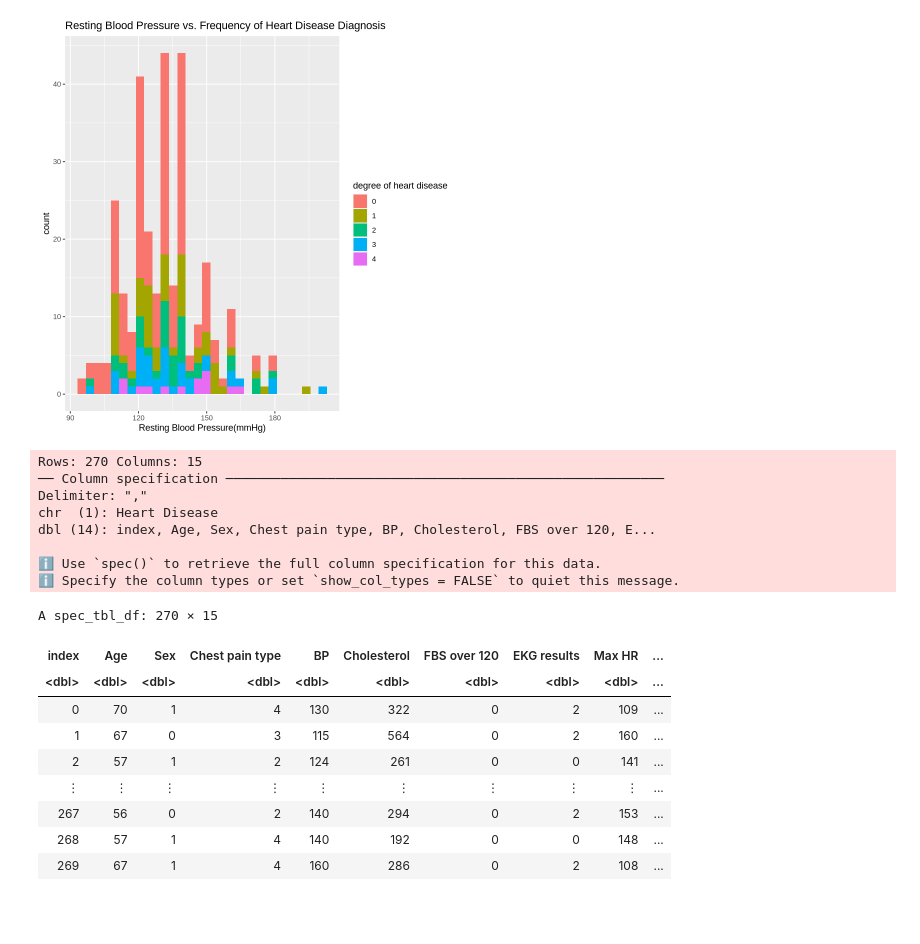
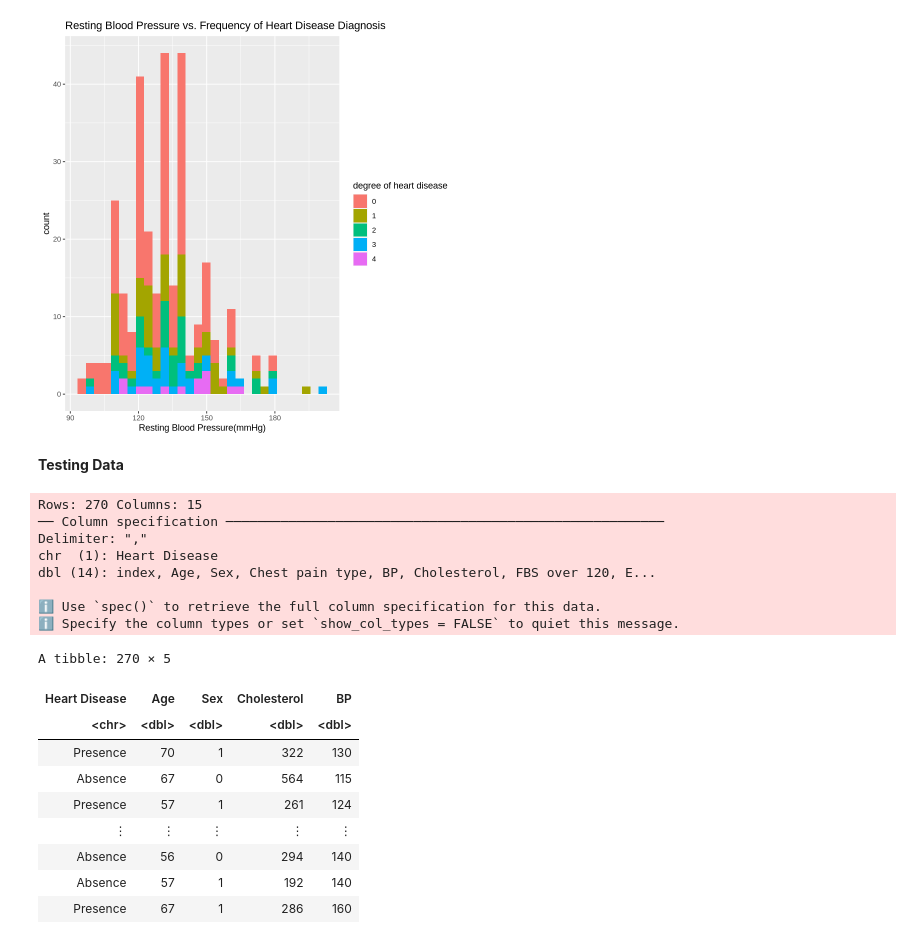
Before and after one commit to JJyang30/DSCI100-019-Group-Project, a Jupyter notebook: Dsci_Project.ipynb, the cells around one changed output. Saved outputs shown, nothing was run; the diff lists cells and outputs as text; code cells hidden in the pictures; blank space fills up the shorter version.

```diff
--- a/Dsci_Project.ipynb
+++ b/Dsci_Project.ipynb
@@ -97,27 +96,30 @@ trestbps_trend_graph
 [figure]
 [figure]
 [figure]
+# %% [markdown]
+**Testing Data**
 # %%
 ## Data of patients
 
-patient_data <- read_csv("Data/Heart_Disease_Prediction.csv")
+patient_data <- read_csv("Data/Heart_Disease_Prediction.csv") |> select('Heart Disease', Age, Sex, Cholesterol, BP)
+
 patient_data
 # %% [output]
 Rows: 270 Columns: 15
 ── Column specification ────────────────────────────────────────────────────────
 Delimiter: ","
 chr  (1): Heart Disease
 dbl (14): index, Age, Sex, Chest pain type, BP, Cholesterol, FBS over 120, E...
 
 ℹ Use `spec()` to retrieve the full column specification for this data.
 ℹ Specify the column types or set `show_col_types = FALSE` to quiet this message.
-A spec_tbl_df: 270 × 15
+A tibble: 270 × 5
-| index | Age | Sex | Chest pain type | BP | Cholesterol | FBS over 120 | EKG results | Max HR | ... |
-| <dbl> | <dbl> | <dbl> | <dbl> | <dbl> | <dbl> | <dbl> | <dbl> | <dbl> | ... |
-| 0 | 70 | 1 | 4 | 130 | 322 | 0 | 2 | 109 | ... |
-| 1 | 67 | 0 | 3 | 115 | 564 | 0 | 2 | 160 | ... |
-| 2 | 57 | 1 | 2 | 124 | 261 | 0 | 0 | 141 | ... |
-| ⋮ | ⋮ | ⋮ | ⋮ | ⋮ | ⋮ | ⋮ | ⋮ | ⋮ | ... |
-| 267 | 56 | 0 | 2 | 140 | 294 | 0 | 2 | 153 | ... |
-| 268 | 57 | 1 | 4 | 140 | 192 | 0 | 0 | 148 | ... |
-| 269 | 67 | 1 | 4 | 160 | 286 | 0 | 2 | 108 | ... |
+| Heart Disease | Age | Sex | Cholesterol | BP |
+| <chr> | <dbl> | <dbl> | <dbl> | <dbl> |
+| Presence | 70 | 1 | 322 | 130 |
+| Absence | 67 | 0 | 564 | 115 |
+| Presence | 57 | 1 | 261 | 124 |
+| ⋮ | ⋮ | ⋮ | ⋮ | ⋮ |
+| Absence | 56 | 0 | 294 | 140 |
+| Absence | 57 | 1 | 192 | 140 |
+| Presence | 67 | 1 | 286 | 160 |
```
Also changed, not shown: parts of 4 cells of this notebook, 2 other files.
